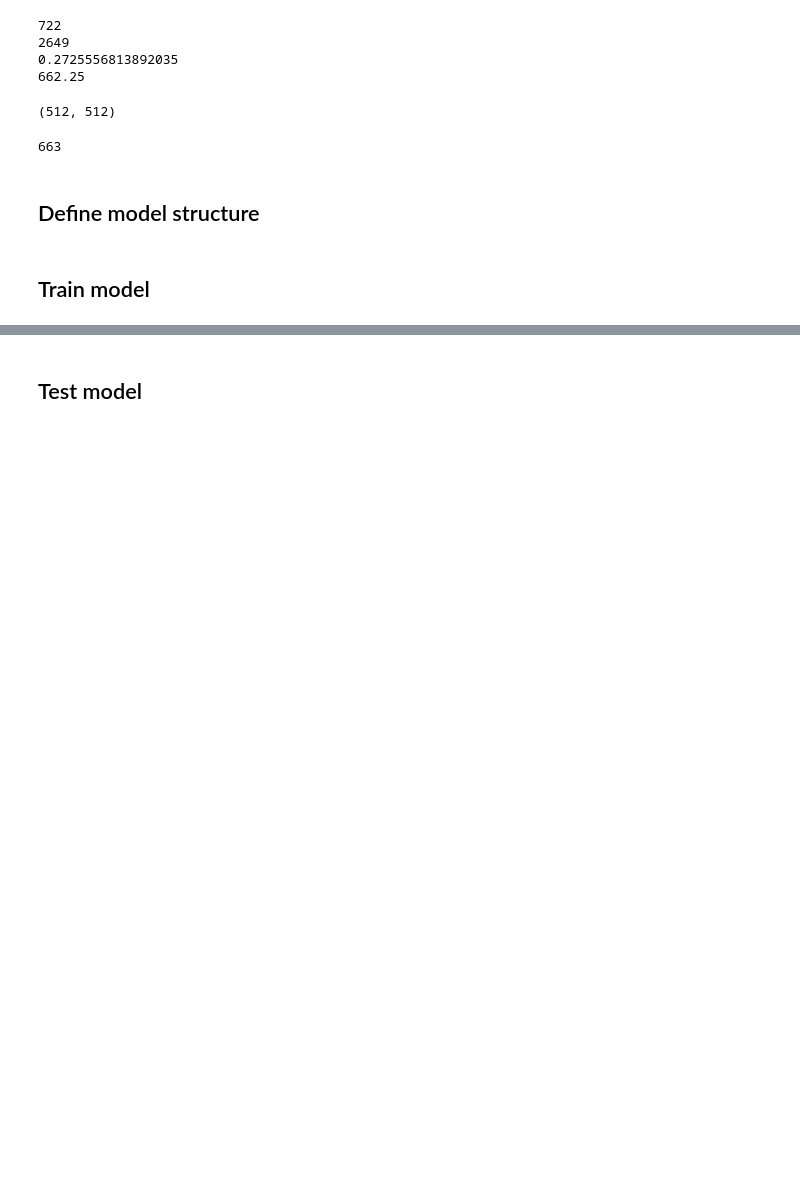
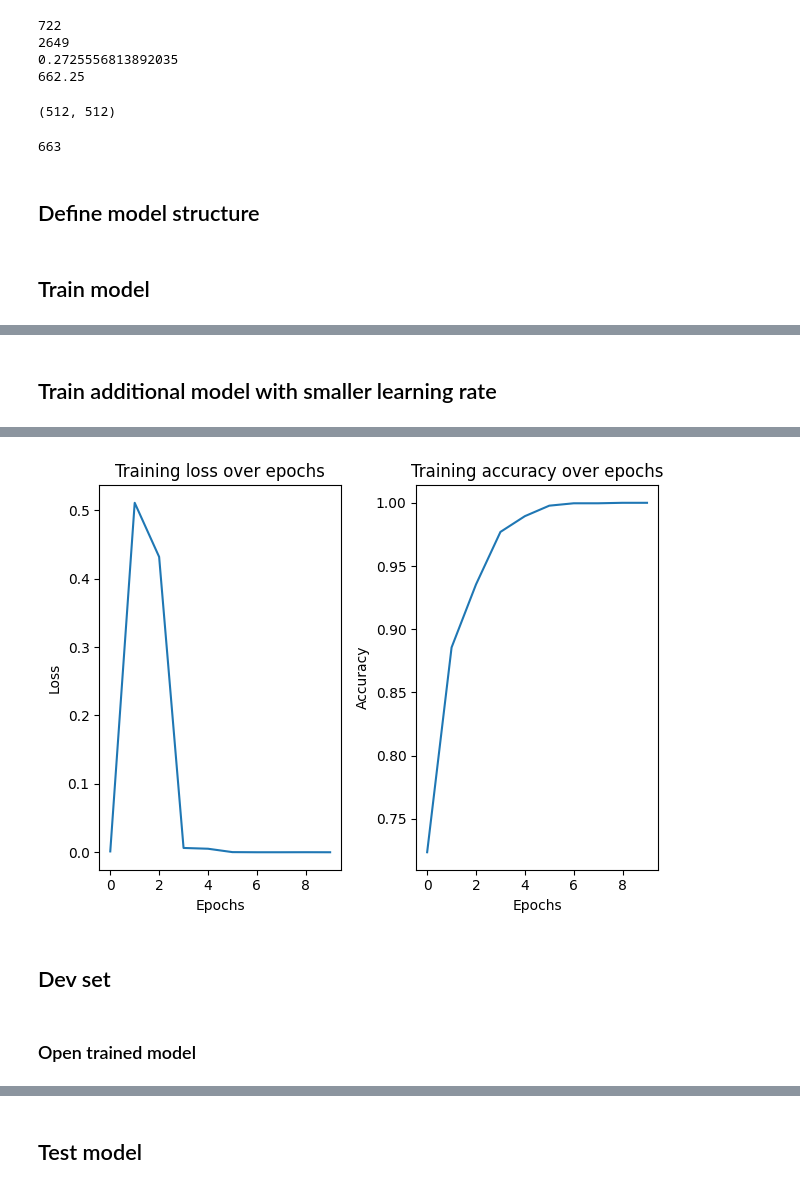
Before and after one commit to zyzou8/lung_cancer_radiomics, a Jupyter notebook: mini_preprocessing.ipynb, the cells around one changed output, grey strips where cells are left out. Cells and saved outputs as stored; diff of their text form; code cells hidden in the pictures; blank space fills up the shorter version.

```diff
--- a/mini_preprocessing.ipynb
+++ b/mini_preprocessing.ipynb
@@ -727,3 +774,74 @@ Model saved to ./model.pth
 # %%
 model_path = '/home/lam3654/MSAI_pneumonitis/lung_cancer_radiomics/first_model.pt'
 torch.save(model.state_dict(), model_path)
+# %% [markdown]
+## Train additional model with smaller learning rate
+# %%
+# Check if a GPU is available and if not, default to CPU
+device = torch.device("cuda:0" if torch.cuda.is_available() else "cpu")
+print(f"Training on {device}")
+
+# Initialize the model, loss function, and optimizer
+model_lr = CNNClassifier().to(device)
+criterion = nn.CrossEntropyLoss()
+optimizer = optim.Adam(model_lr.parameters(), lr=0.0001)
+accuracy_list = []
+loss_list = []
+
+
+output_list = []
+num_epochs = 10
+for epoch in range(num_epochs):
+    true_labels = []
+    pred_labels = []
+    for images, labels in data_loader:
+        images = images.to(device)
+        labels = labels.to(device)
+        optimizer.zero_grad()
+        images = images[:, np.newaxis, :, :]
+        images = images.float()
+
+        # Forward pass
+        outputs = model_lr(images)
+        output_list.append(outputs)
+        loss = criterion(outputs, labels)
+
+        _, preds = torch.max(outputs, 1)  # Get the predicted classes
+
+        true_labels.extend(labels.cpu().numpy())
+        pred_labels.extend(preds.cpu().numpy())
+
+        # Backward and optimize
+        loss.backward()
+        optimizer.step()
+
+    # Convert to numpy arrays for use with sklearn
+    true_labels = np.array(true_labels)
+    pred_labels = np.array(pred_labels)
+    accuracy = accuracy_score(true_labels, pred_labels)
+    accuracy_list.append(accuracy)
+    loss_list.append(loss.item())
+    # Print the loss after each epoch
+    print(f"Epoch [{epoch+1}/{num_epochs}], Loss: {loss.item():.4f}")
+
+x_list = [x for x in range(num_epochs)]
+
+plt.subplot(1, 2, 1)  # (rows, columns, subplot index)
+plt.plot(x_list, loss_list)
+plt.xlabel('Epochs')
+plt.ylabel('Loss')
+plt.title('Training loss over epochs')
+
+# Create the second subplot
+plt.subplot(1, 2, 2)  # (rows, columns, subplot index)
+plt.plot(x_list, accuracy_list)
+plt.xlabel('Epochs')
+plt.ylabel('Accuracy')
+plt.title('Training accuracy over epochs')
+
+# Adjust the spacing between plots
+plt.tight_layout()
+
+# Display the plots
+plt.show()
+# %% [output]
@@ -729,0 +859 @@ torch.save(model.state_dict(), model_path)
+[figure, added]
@@ -729,0 +863,4 @@ torch.save(model.state_dict(), model_path)
+# %% [markdown]
+## Dev set
+# %% [markdown]
+### Open trained model
```
Also changed, not shown: parts of 30 cells of this notebook.
